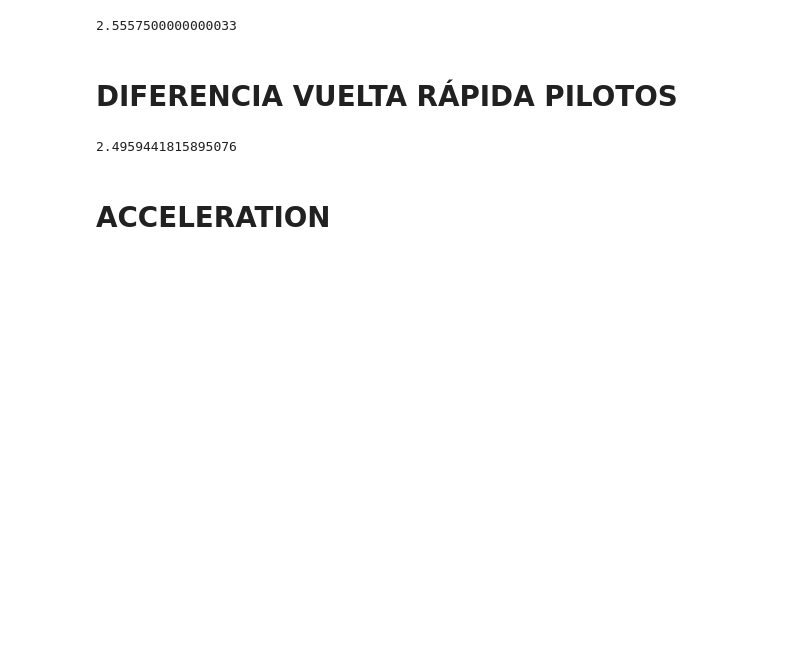
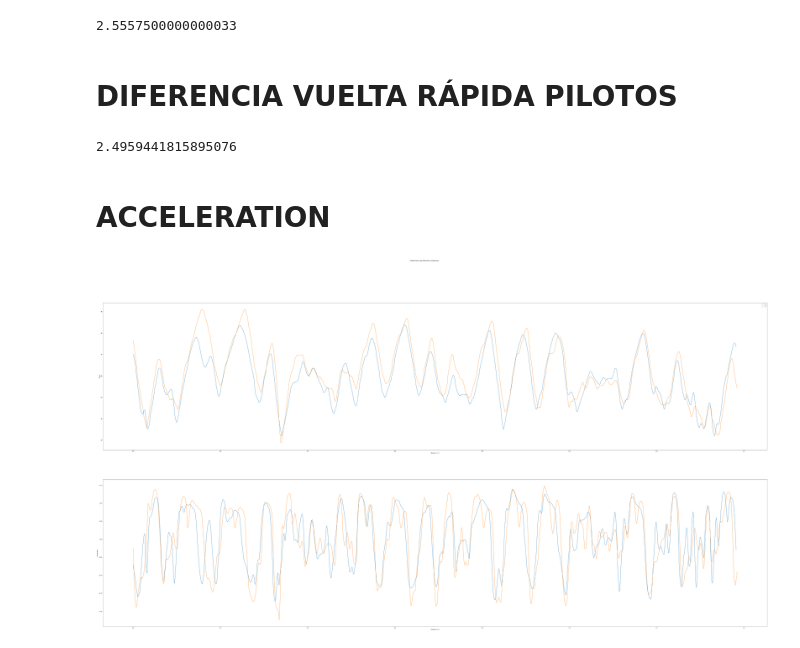
Before and after one commit to juliasabatel/MA22RT_DRIVER_ANALYSIS, a Jupyter notebook: src/EXPLORARTION_DATA_MA22RT.ipynb, the cells around one changed output. Saved outputs shown, nothing was run; the diff lists cells and outputs as text; code cells hidden in the pictures; blank space fills up the shorter version.

```diff
--- a/src/EXPLORARTION_DATA_MA22RT.ipynb
+++ b/src/EXPLORARTION_DATA_MA22RT.ipynb
@@ -284,0 +285,30 @@ DC_LAP8.GPS_Speed.median() #tiene sentido, esta es la vuelta rápida
+# %%
+#rbr_color = AC_LAP5.plotting.team_color('RBR')
+#mer_color = DC_LAP8.plotting.team_color('MER')
+
+plt.rcParams['figure.figsize'] = [100, 50]
+fig, ax = plt.subplots(2)
+
+fig.suptitle("Fastest Race Lap Telemetry Comparison")
+
+ax[0].plot(AC_LAP5['Distance'], AC_LAP5['GPS_Speed'], label='A')
+ax[0].plot(DC_LAP8['Distance'], DC_LAP8['GPS_Speed'], label='D')
+ax[0].set_xlabel('Distance in m')
+ax[0].set_ylabel('Speed')
+ax[0].legend()
+
+#ax[1].plot(ver_tel['Distance'], ver_tel['Brake'], label='VER')
+#ax[1].plot(ham_tel['Distance'], ham_tel['Brake'], label='HAM')
+#ax[1].set_xlabel('Distance in m')
+#ax[1].set_ylabel('Brake')
+
+ax[1].plot(AC_LAP5['Distance'], AC_LAP5['AccelerometerX'], label='A')
+ax[1].plot(DC_LAP8['Distance'], DC_LAP8['AccelerometerX'], label='D')
+ax[1].set_xlabel('Distance in m')
+ax[1].set(ylabel='Acceleration')
+
+
+
+plt.show() #aceleracion y speed
+# %% [output]
+[figure, added]
```
Also changed, not shown: parts of 3 cells of this notebook.
